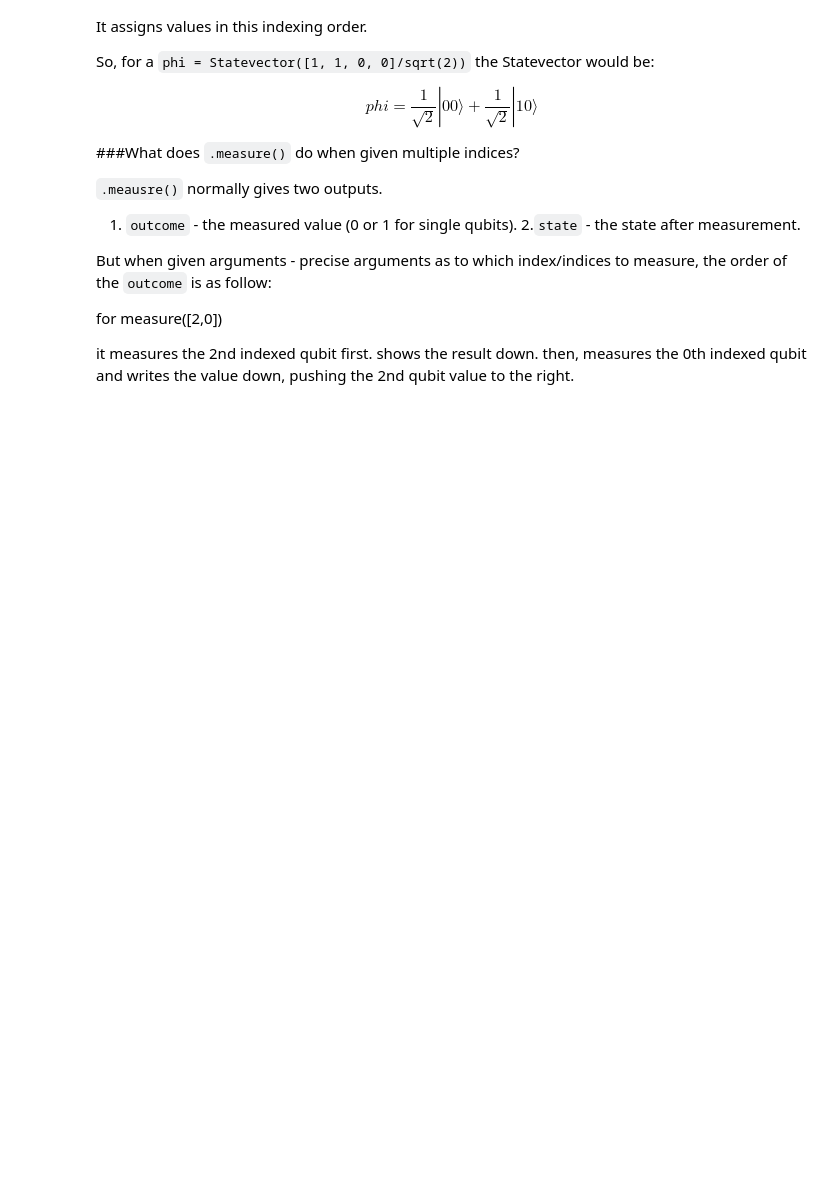
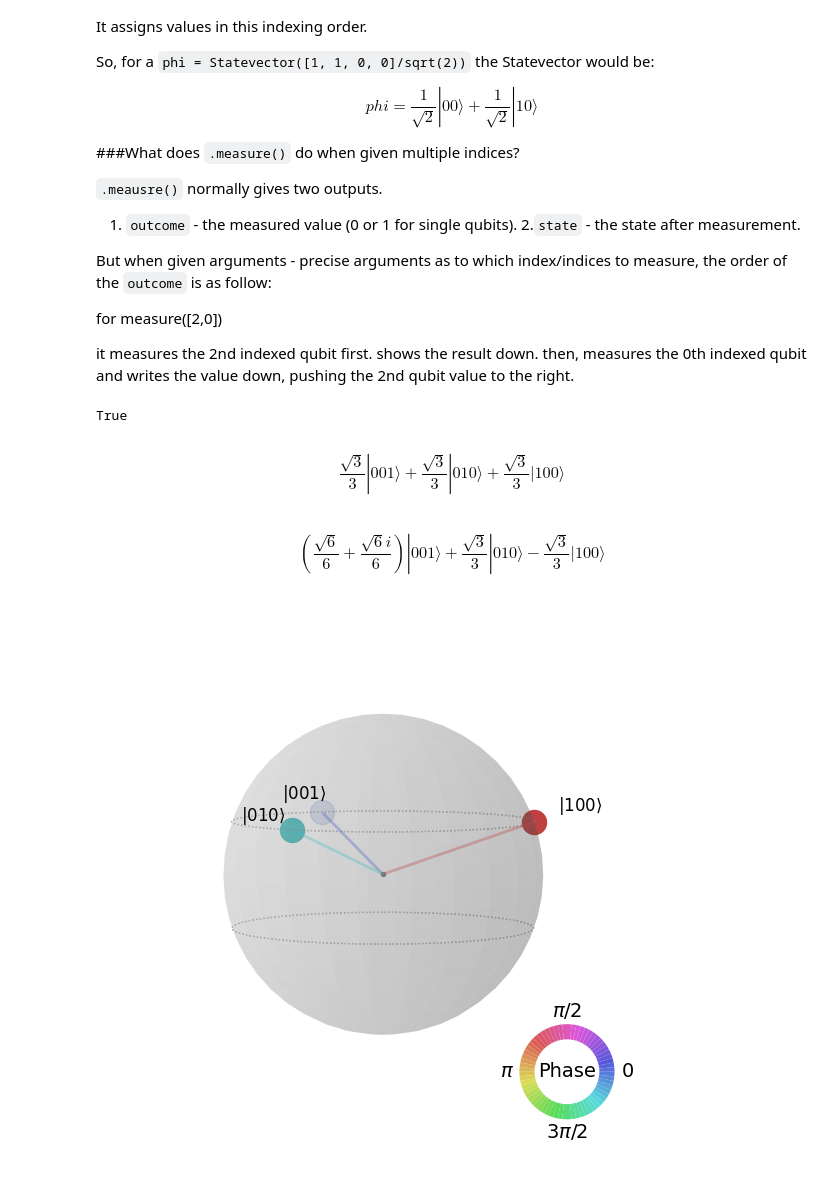
Before and after one commit to aaqhilahamed2004-ops/QiskitCourses, a Jupyter notebook: Basics_of_Quantum_Information.ipynb, the cells around one changed output. Saved outputs shown, nothing was run; the diff lists cells and outputs as text; code cells hidden in the pictures; blank space fills up the shorter version.

```diff
--- a/Basics_of_Quantum_Information.ipynb
+++ b/Basics_of_Quantum_Information.ipynb
@@ -269,3 +253,20 @@ for measure([2,0])
 
 it measures the 2nd indexed qubit first. shows the result down.
 then, measures the 0th indexed qubit and writes the value down, pushing the 2nd qubit value to the right.
+# %%
+from qiskit.visualization import plot_state_qsphere
+from qiskit.quantum_info import Statevector, Operator
+
+W = Statevector([0, 1, 1, 0, 1, 0, 0, 0]/sqrt(3))
+A = Statevector([1, 0, 0, 1]/sqrt(2))
+display(W.is_valid())
+display(W.draw("latex"))
+W = W.evolve(Z^I^T)
+display(W.draw("latex"))
+print()
+plot_state_qsphere(W)
+# %% [output]
+True
+$$\frac{\sqrt{3}}{3} |001\rangle+\frac{\sqrt{3}}{3} |010\rangle+\frac{\sqrt{3}}{3} |100\rangle$$
+$$(\frac{\sqrt{6}}{6} + \frac{\sqrt{6} i}{6}) |001\rangle+\frac{\sqrt{3}}{3} |010\rangle- \frac{\sqrt{3}}{3} |100\rangle$$
+[figure, added]
```
Also changed, not shown: parts of 7 cells of this notebook.
